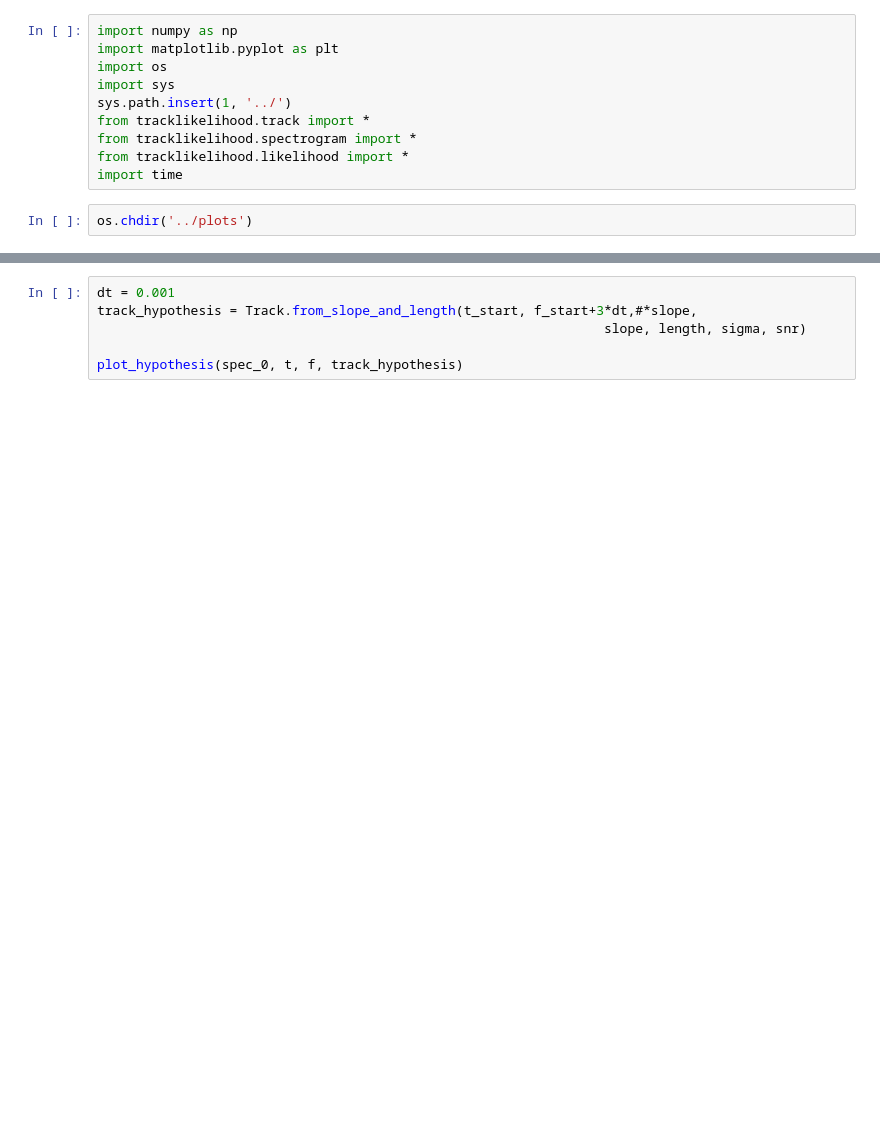
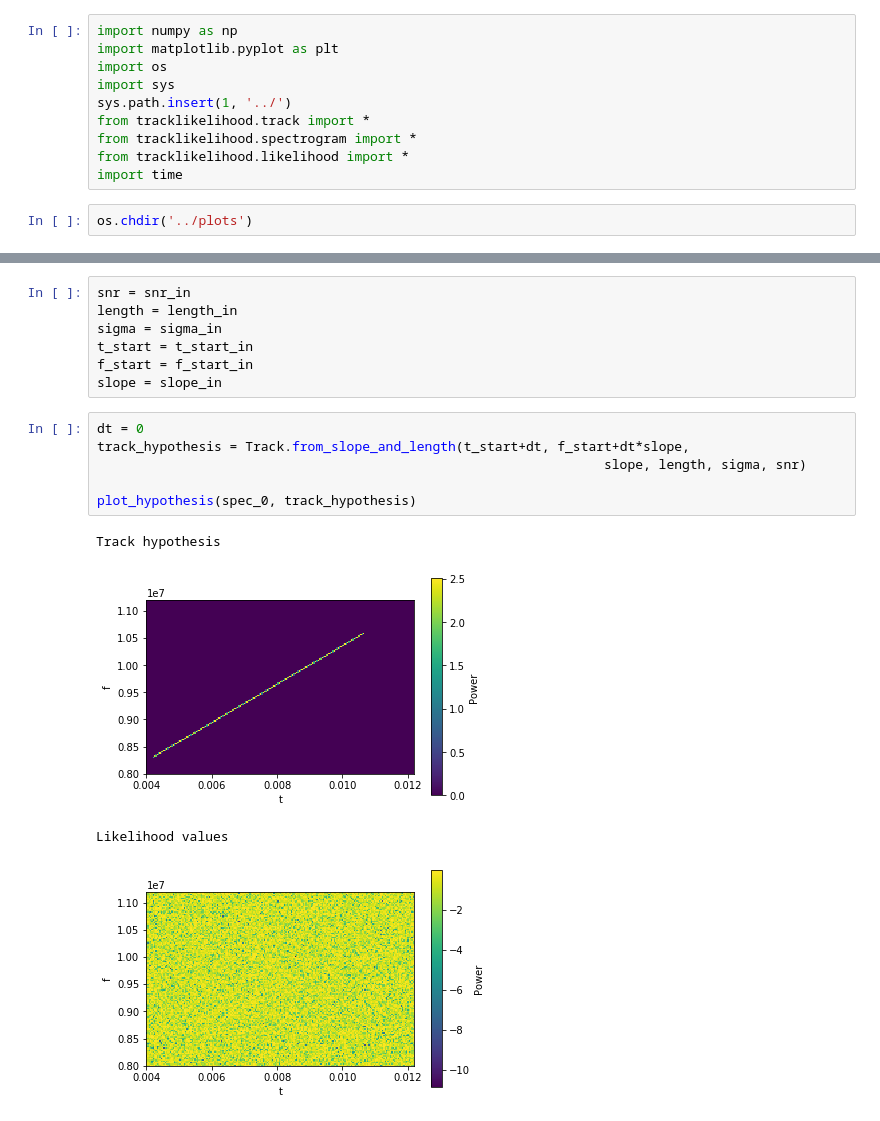
Before and after one commit to MCFlowMace/Track-Likelihood-Fit, a Jupyter notebook: notebooks/likelihood_fit.ipynb, the cells around one changed output, grey strips where cells are left out. Saved outputs shown, nothing was run; the diff lists cells and outputs as text; blank space fills up the shorter version.

```diff
--- a/notebooks/likelihood_fit.ipynb
+++ b/notebooks/likelihood_fit.ipynb
@@ -35,6 +50,18 @@ spec_0.plot()
+# %%
+snr = snr_in
+length = length_in
+sigma = sigma_in
+t_start = t_start_in
+f_start = f_start_in
+slope = slope_in
 # %%
-dt = 0.001
-track_hypothesis = Track.from_slope_and_length(t_start, f_start+3*dt,#*slope,
+dt = 0
+track_hypothesis = Track.from_slope_and_length(t_start+dt, f_start+dt*slope,
                                                                  slope, length, sigma, snr)
 
-plot_hypothesis(spec_0, t, f, track_hypothesis)
+plot_hypothesis(spec_0, track_hypothesis)
+# %% [output]
+Track hypothesis
+[figure, added]
+Likelihood values
+[figure, added]
```
Also changed, not shown: parts of 8 cells of this notebook.
